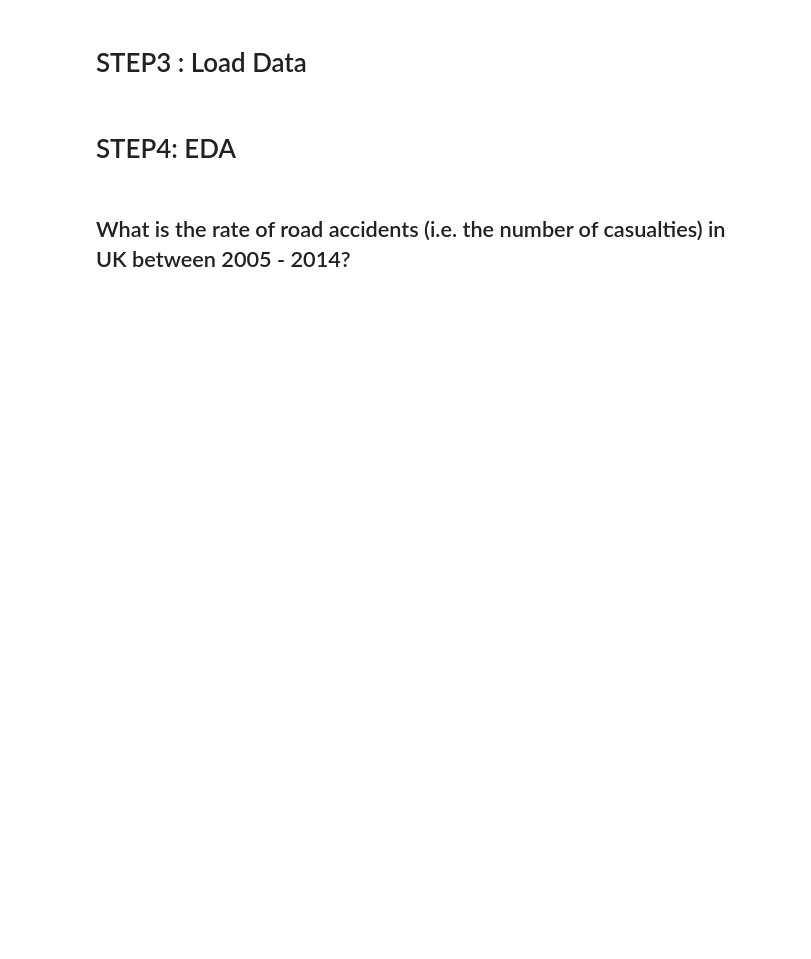
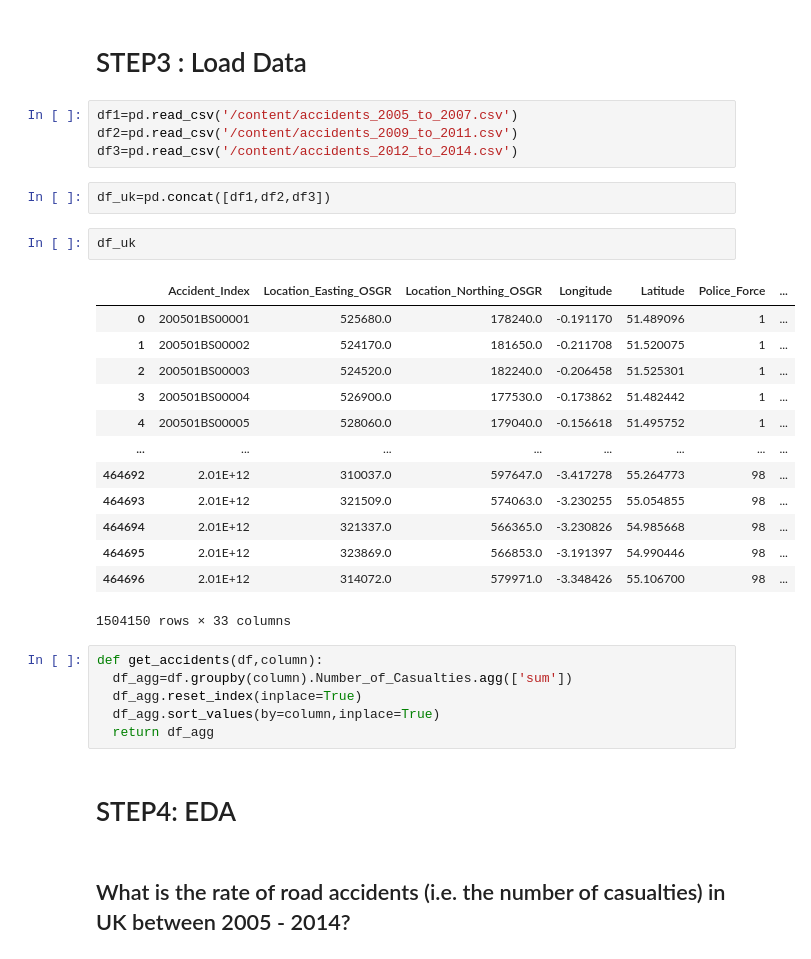
Before and after one commit to muski21/UK-Accidents-Analysis, a Jupyter notebook: UK_accidents_visualization.ipynb, the cells around one changed output. Cells and saved outputs as stored; diff of their text form; blank space fills up the shorter version.

```diff
--- a/UK_accidents_visualization.ipynb
+++ b/UK_accidents_visualization.ipynb
@@ -5,5 +33,33 @@
 # %% [markdown]
 # STEP3 : Load Data
+# %%
+df1=pd.read_csv('/content/accidents_2005_to_2007.csv')
+df2=pd.read_csv('/content/accidents_2009_to_2011.csv')
+df3=pd.read_csv('/content/accidents_2012_to_2014.csv')
+# %%
+df_uk=pd.concat([df1,df2,df3])
+# %%
+df_uk
+# %% [output]
+|  | Accident_Index | Location_Easting_OSGR | Location_Northing_OSGR | Longitude | Latitude | Police_Force | ... |
+| 0 | 200501BS00001 | 525680.0 | 178240.0 | -0.191170 | 51.489096 | 1 | ... |
+| 1 | 200501BS00002 | 524170.0 | 181650.0 | -0.211708 | 51.520075 | 1 | ... |
+| 2 | 200501BS00003 | 524520.0 | 182240.0 | -0.206458 | 51.525301 | 1 | ... |
+| 3 | 200501BS00004 | 526900.0 | 177530.0 | -0.173862 | 51.482442 | 1 | ... |
+| 4 | 200501BS00005 | 528060.0 | 179040.0 | -0.156618 | 51.495752 | 1 | ... |
+| ... | ... | ... | ... | ... | ... | ... | ... |
+| 464692 | 2.01E+12 | 310037.0 | 597647.0 | -3.417278 | 55.264773 | 98 | ... |
+| 464693 | 2.01E+12 | 321509.0 | 574063.0 | -3.230255 | 55.054855 | 98 | ... |
+| 464694 | 2.01E+12 | 321337.0 | 566365.0 | -3.230826 | 54.985668 | 98 | ... |
+| 464695 | 2.01E+12 | 323869.0 | 566853.0 | -3.191397 | 54.990446 | 98 | ... |
+| 464696 | 2.01E+12 | 314072.0 | 579971.0 | -3.348426 | 55.106700 | 98 | ... |
+1504150 rows × 33 columns
+# %%
+def get_accidents(df,column):
+  df_agg=df.groupby(column).Number_of_Casualties.agg(['sum'])
+  df_agg.reset_index(inplace=True)
+  df_agg.sort_values(by=column,inplace=True)
+  return df_agg
 # %% [markdown]
 # STEP4: EDA
 # %% [markdown]
```
Also changed, not shown: parts of 23 cells of this notebook.
